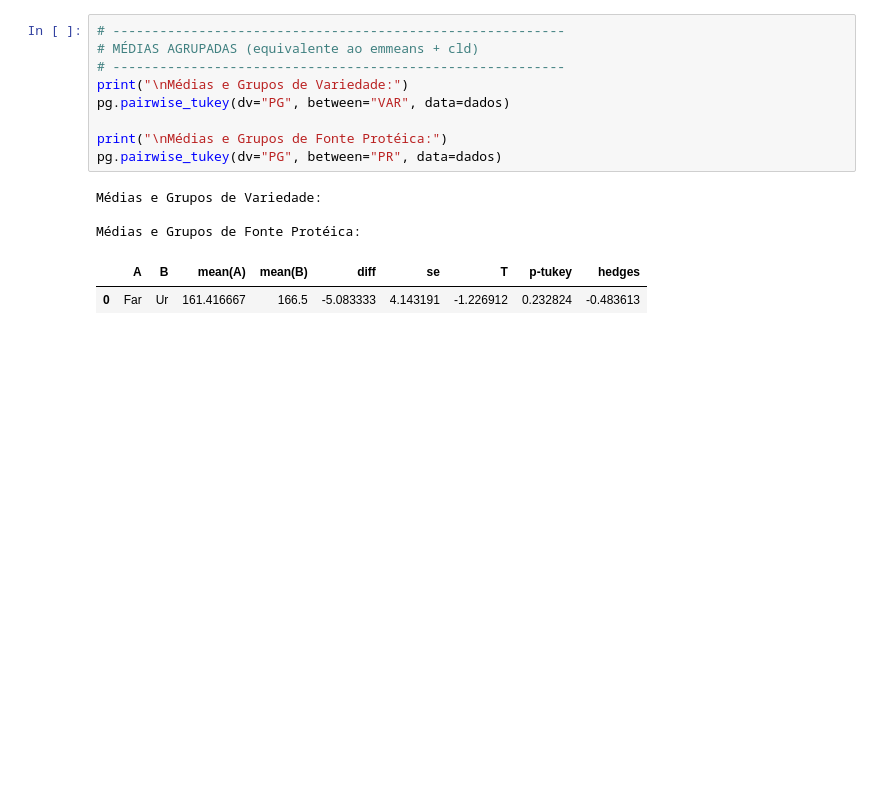
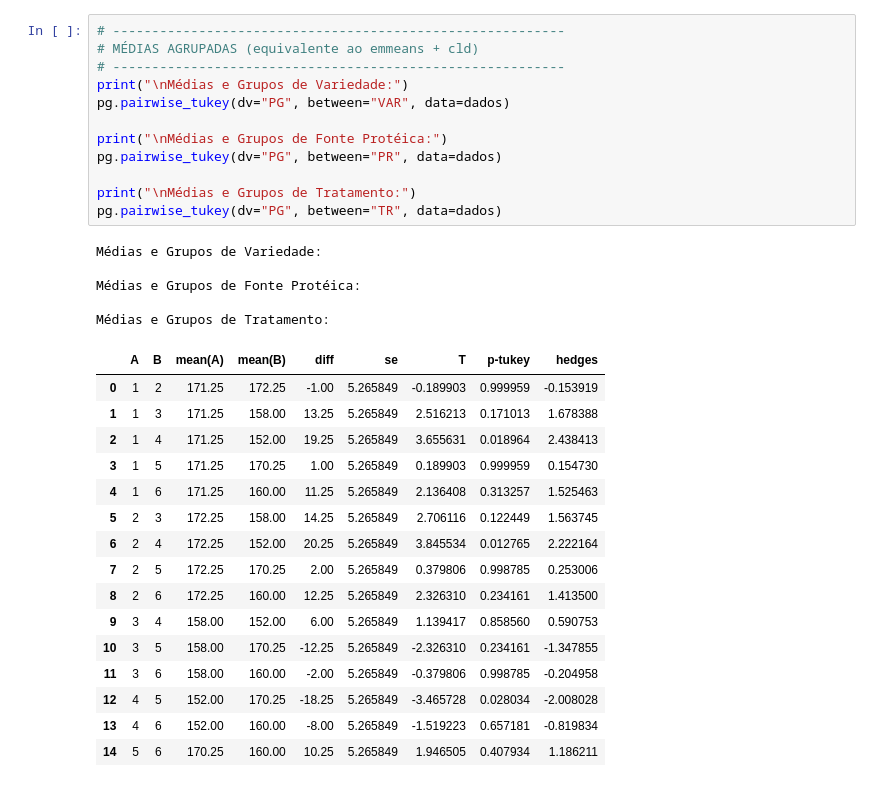
Before and after one commit to Sandrocamargo/biostatistics, a Jupyter notebook: python/bioe_05_fatorial_dbc.ipynb, the cells around one changed output. Saved outputs shown, nothing was run; the diff lists cells and outputs as text; blank space fills up the shorter version.

```diff
--- a/python/bioe_05_fatorial_dbc.ipynb
+++ b/python/bioe_05_fatorial_dbc.ipynb
@@ -194,15 +302,34 @@ group1 group2 meandiff p-adj   lower   upper  reject
 # %%
 # ----------------------------------------------------------
 # MÉDIAS AGRUPADAS (equivalente ao emmeans + cld)
 # ----------------------------------------------------------
 print("\nMédias e Grupos de Variedade:")
 pg.pairwise_tukey(dv="PG", between="VAR", data=dados)
 
 print("\nMédias e Grupos de Fonte Protéica:")
 pg.pairwise_tukey(dv="PG", between="PR", data=dados)
+
+print("\nMédias e Grupos de Tratamento:")
+pg.pairwise_tukey(dv="PG", between="TR", data=dados)
 # %% [output]
 Médias e Grupos de Variedade:
 
 Médias e Grupos de Fonte Protéica:
+
+Médias e Grupos de Tratamento:
 |  | A | B | mean(A) | mean(B) | diff | se | T | p-tukey | hedges |
-| 0 | Far | Ur | 161.416667 | 166.5 | -5.083333 | 4.143191 | -1.226912 | 0.232824 | -0.483613 |
+| 0 | 1 | 2 | 171.25 | 172.25 | -1.00 | 5.265849 | -0.189903 | 0.999959 | -0.153919 |
+| 1 | 1 | 3 | 171.25 | 158.00 | 13.25 | 5.265849 | 2.516213 | 0.171013 | 1.678388 |
+| 2 | 1 | 4 | 171.25 | 152.00 | 19.25 | 5.265849 | 3.655631 | 0.018964 | 2.438413 |
+| 3 | 1 | 5 | 171.25 | 170.25 | 1.00 | 5.265849 | 0.189903 | 0.999959 | 0.154730 |
+| 4 | 1 | 6 | 171.25 | 160.00 | 11.25 | 5.265849 | 2.136408 | 0.313257 | 1.525463 |
+| 5 | 2 | 3 | 172.25 | 158.00 | 14.25 | 5.265849 | 2.706116 | 0.122449 | 1.563745 |
+| 6 | 2 | 4 | 172.25 | 152.00 | 20.25 | 5.265849 | 3.845534 | 0.012765 | 2.222164 |
+| 7 | 2 | 5 | 172.25 | 170.25 | 2.00 | 5.265849 | 0.379806 | 0.998785 | 0.253006 |
+| 8 | 2 | 6 | 172.25 | 160.00 | 12.25 | 5.265849 | 2.326310 | 0.234161 | 1.413500 |
+| 9 | 3 | 4 | 158.00 | 152.00 | 6.00 | 5.265849 | 1.139417 | 0.858560 | 0.590753 |
+| 10 | 3 | 5 | 158.00 | 170.25 | -12.25 | 5.265849 | -2.326310 | 0.234161 | -1.347855 |
+| 11 | 3 | 6 | 158.00 | 160.00 | -2.00 | 5.265849 | -0.379806 | 0.998785 | -0.204958 |
+| 12 | 4 | 5 | 152.00 | 170.25 | -18.25 | 5.265849 | -3.465728 | 0.028034 | -2.008028 |
+| 13 | 4 | 6 | 152.00 | 160.00 | -8.00 | 5.265849 | -1.519223 | 0.657181 | -0.819834 |
+| 14 | 5 | 6 | 170.25 | 160.00 | 10.25 | 5.265849 | 1.946505 | 0.407934 | 1.186211 |
```
Also changed, not shown: parts of 18 cells of this notebook.
